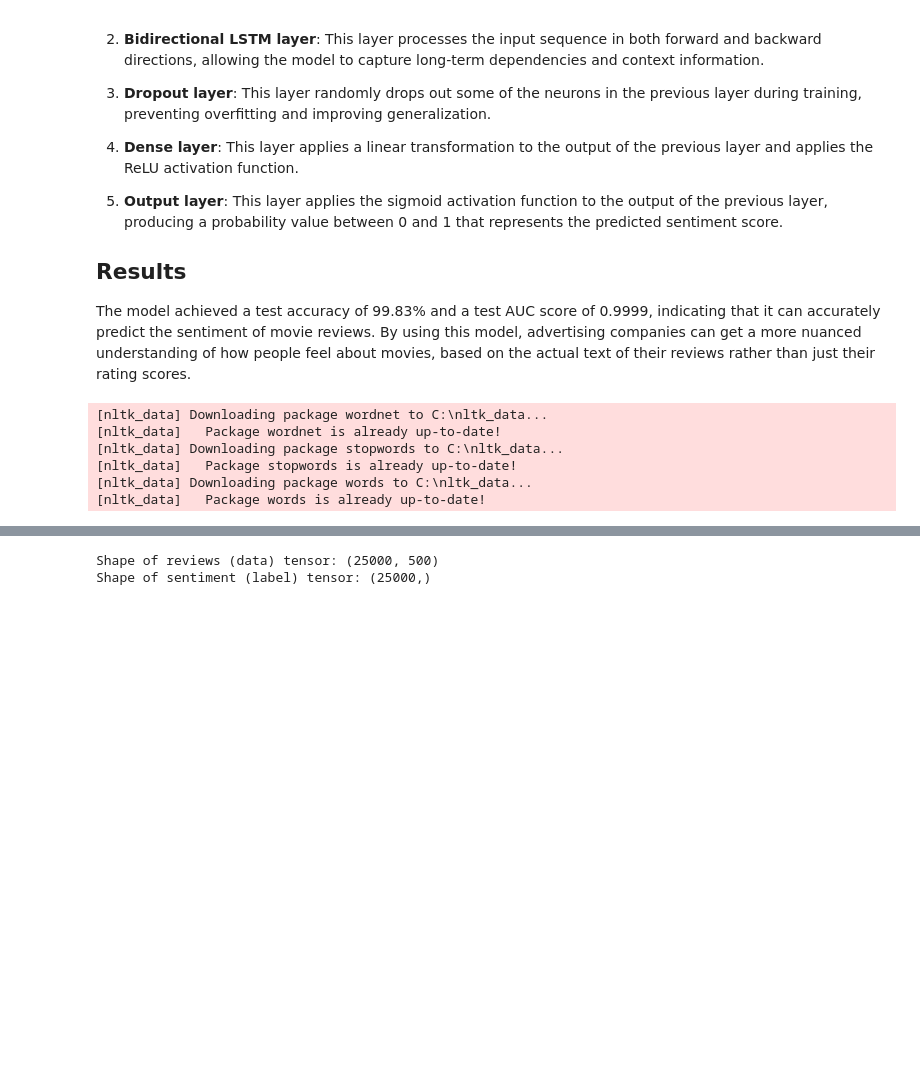
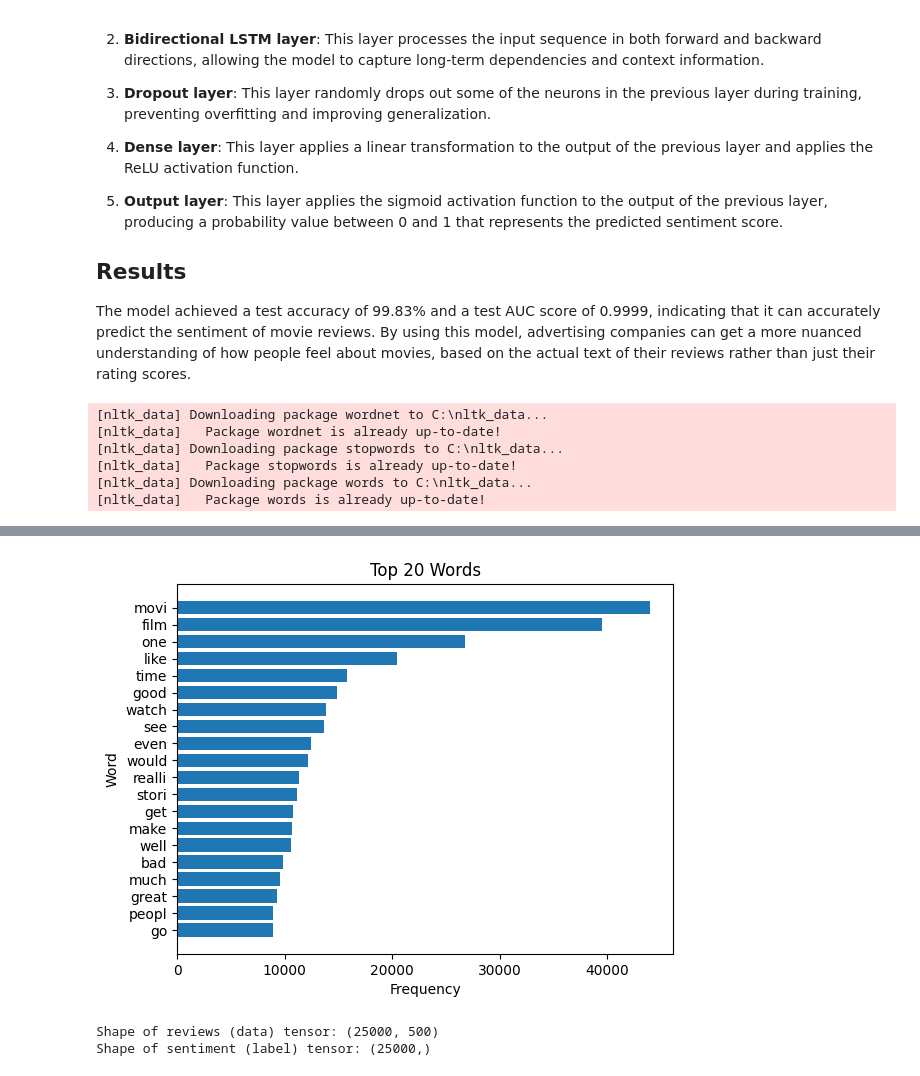
Before and after one commit to SpaceMonkey0453/IMDB_Sentiment_Analysis, a Jupyter notebook: Workbook.ipynb, the cells around one changed output, grey strips where cells are left out. Drawn from its saved outputs; the diff is of its cells as text; code cells hidden in the pictures; blank space fills up the shorter version.

```diff
--- a/Workbook.ipynb
+++ b/Workbook.ipynb
@@ -137,8 +149,4 @@ def apply_lemmatization(df):
 # %%
-# Replace non-ASCII characters with a space in train and test datasets
-train_dataset['review'] = train_dataset['review'].apply(replace_non_ascii)
-test_dataset['review'] = test_dataset['review'].apply(replace_non_ascii)
-
 # Clean the strings in train and test datasets using clean_str function
 train_dataset['review'] = test_dataset['review'].apply(clean_str)
 test_dataset['review'] = test_dataset['review'].apply(clean_str)
@@ -153,10 +192,12 @@ test_reviews = apply_lemmatization(test_dataset)
 # %%
-# # Create a tokenizer object with maximum number of words
-# tokenizer = Tokenizer(num_words=max_words, oov_token="<OOV>")
+from keras.preprocessing.text import text_to_word_sequence
+# Create a tokenizer object with maximum number of words
+tokenizer = Tokenizer(num_words=max_words, oov_token="<OOV>")
 
-# # Fit the tokenizer on the training reviews to create word index
-# tokenizer.fit_on_texts(train_reviews)
 
-# # Save the fitted tokenizer
-# with open('tokenizer.pickle', 'wb') as handle:
-#     pickle.dump(tokenizer, handle, protocol=pickle.HIGHEST_PROTOCOL)
+# Fit the tokenizer on the training reviews to create word index
+tokenizer.fit_on_texts(train_reviews)
+
+# Save the fitted tokenizer
+with open('tokenizer.pickle', 'wb') as handle:
+    pickle.dump(tokenizer, handle, protocol=pickle.HIGHEST_PROTOCOL)
@@ -172 +204,26 @@ vectorize_layer.adapt(train_reviews)
+# %%
+import matplotlib.pyplot as plt
+
+# Get the word frequencies from the tokenizer
+word_frequencies = list(tokenizer.word_counts.items())
+
+# Sort the word frequencies in descending order
+sorted_word_frequencies = sorted(word_frequencies, key=lambda x: x[1], reverse=True)
+
+# Get the top 20 words and their frequencies
+top_words = sorted_word_frequencies[:20]
+top_words.reverse() # Reverse the order to plot in descending order
+
+# Extract the words and frequencies into separate lists
+words = [word[0] for word in top_words]
+frequencies = [word[1] for word in top_words]
+
+# Create a horizontal bar chart of the top 20 words
+plt.barh(words, frequencies)
+plt.xlabel('Frequency')
+plt.ylabel('Word')
+plt.title('Top 20 Words')
+plt.show()
+# %% [output]
+[figure, added]
 # %%
```
Also changed, not shown: parts of 18 cells of this notebook, 4 other files.
